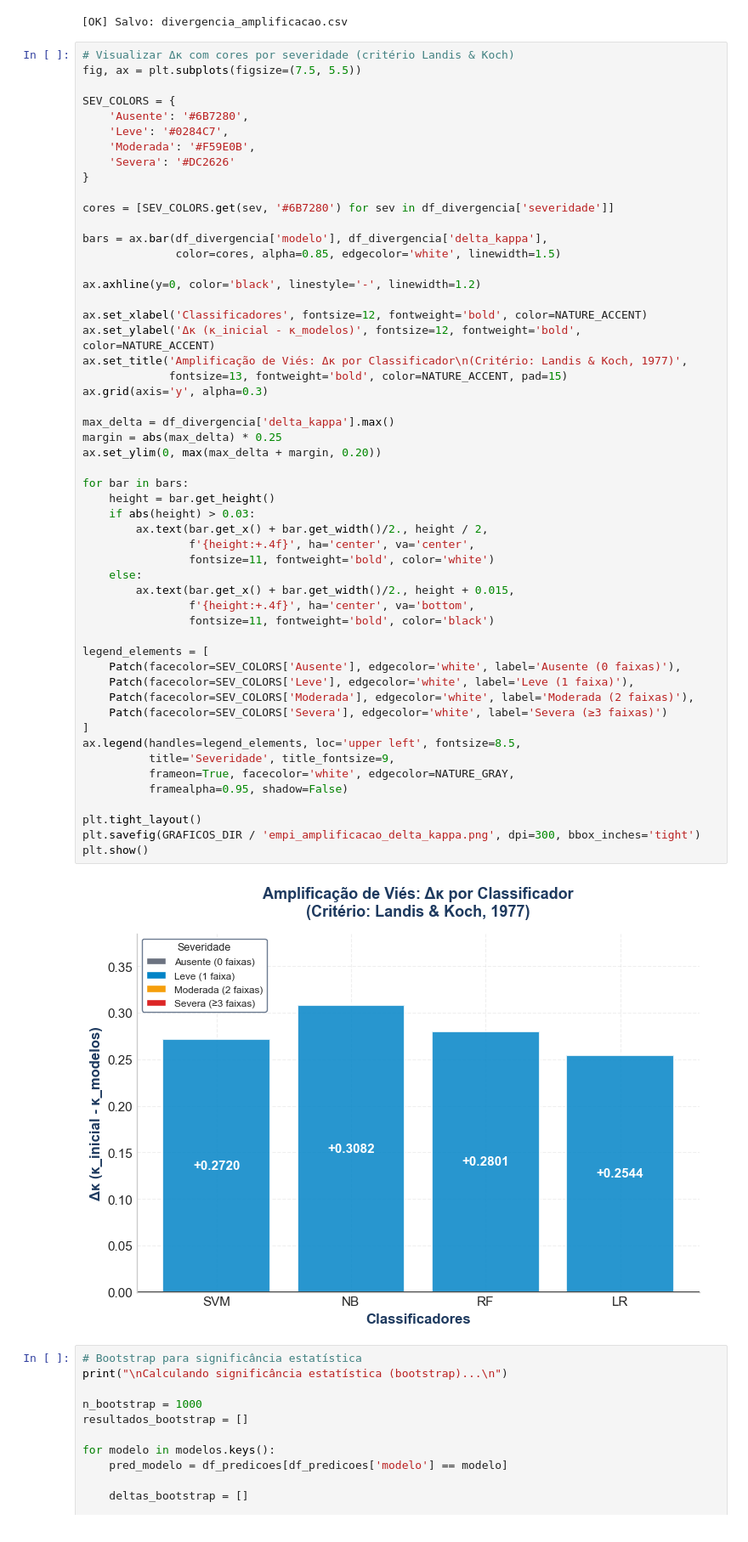
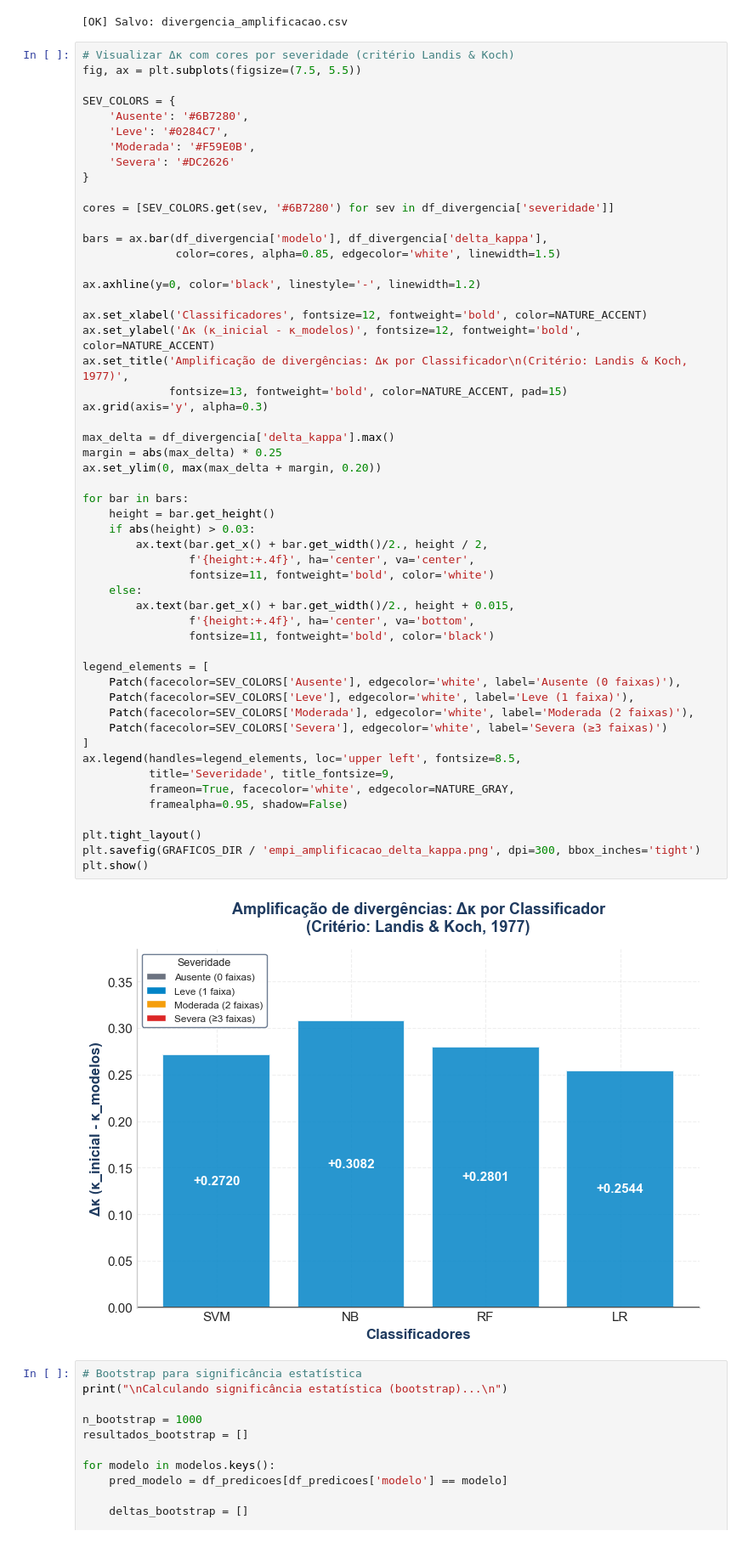
Before and after one commit to alexfeitosa72/MIVA, a Jupyter notebook: fase2_dados_empiricos.ipynb, the cells around one changed output. Shown at 85% size. Drawn from its saved outputs; the diff is of its cells as text.

```diff
--- a/fase2_dados_empiricos.ipynb
+++ b/fase2_dados_empiricos.ipynb
@@ -816,41 +816,41 @@ ax.axhline(y=0, color='black', linestyle='-', linewidth=1.2)
 
 ax.set_xlabel('Classificadores', fontsize=12, fontweight='bold', color=NATURE_ACCENT)
 ax.set_ylabel('Δκ (κ_inicial - κ_modelos)', fontsize=12, fontweight='bold', color=NATURE_ACCENT)
-ax.set_title('Amplificação de Viés: Δκ por Classificador\n(Critério: Landis & Koch, 1977)',
+ax.set_title('Amplificação de divergências: Δκ por Classificador\n(Critério: Landis & Koch, 1977)',
              fontsize=13, fontweight='bold', color=NATURE_ACCENT, pad=15)
 ax.grid(axis='y', alpha=0.3)
 
 max_delta = df_divergencia['delta_kappa'].max()
 margin = abs(max_delta) * 0.25
 ax.set_ylim(0, max(max_delta + margin, 0.20))
 
 for bar in bars:
     height = bar.get_height()
     if abs(height) > 0.03:
         ax.text(bar.get_x() + bar.get_width()/2., height / 2,
                 f'{height:+.4f}', ha='center', va='center',
                 fontsize=11, fontweight='bold', color='white')
     else:
         ax.text(bar.get_x() + bar.get_width()/2., height + 0.015,
                 f'{height:+.4f}', ha='center', va='bottom',
                 fontsize=11, fontweight='bold', color='black')
 
 legend_elements = [
     Patch(facecolor=SEV_COLORS['Ausente'], edgecolor='white', label='Ausente (0 faixas)'),
     Patch(facecolor=SEV_COLORS['Leve'], edgecolor='white', label='Leve (1 faixa)'),
     Patch(facecolor=SEV_COLORS['Moderada'], edgecolor='white', label='Moderada (2 faixas)'),
     Patch(facecolor=SEV_COLORS['Severa'], edgecolor='white', label='Severa (≥3 faixas)')
 ]
 ax.legend(handles=legend_elements, loc='upper left', fontsize=8.5,
           title='Severidade', title_fontsize=9,
           frameon=True, facecolor='white', edgecolor=NATURE_GRAY,
           framealpha=0.95, shadow=False)
 
 plt.tight_layout()
 plt.savefig(GRAFICOS_DIR / 'empi_amplificacao_delta_kappa.png', dpi=300, bbox_inches='tight')
 plt.show()
 # %% [output]
-[figure, old version]
+[figure, new version]
 # %%
 # Bootstrap para significância estatística
 print("\nCalculando significância estatística (bootstrap)...\n")
```
Also changed, not shown: parts of 2 cells of this notebook, 9 other files.
